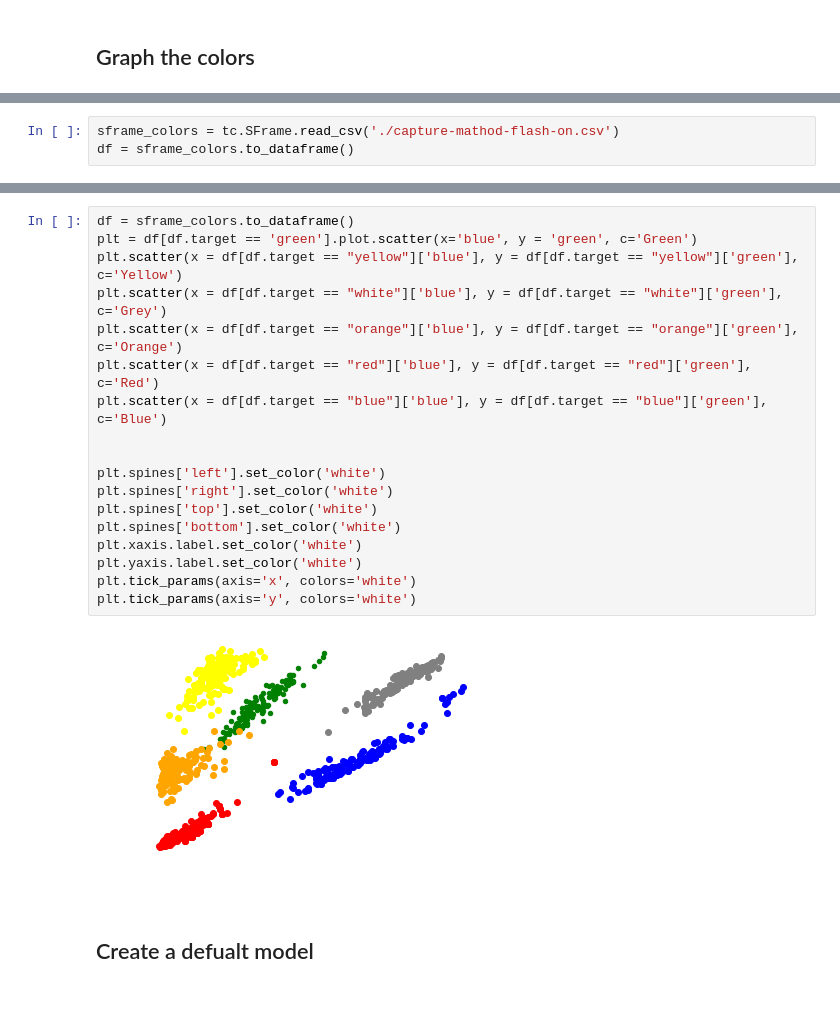
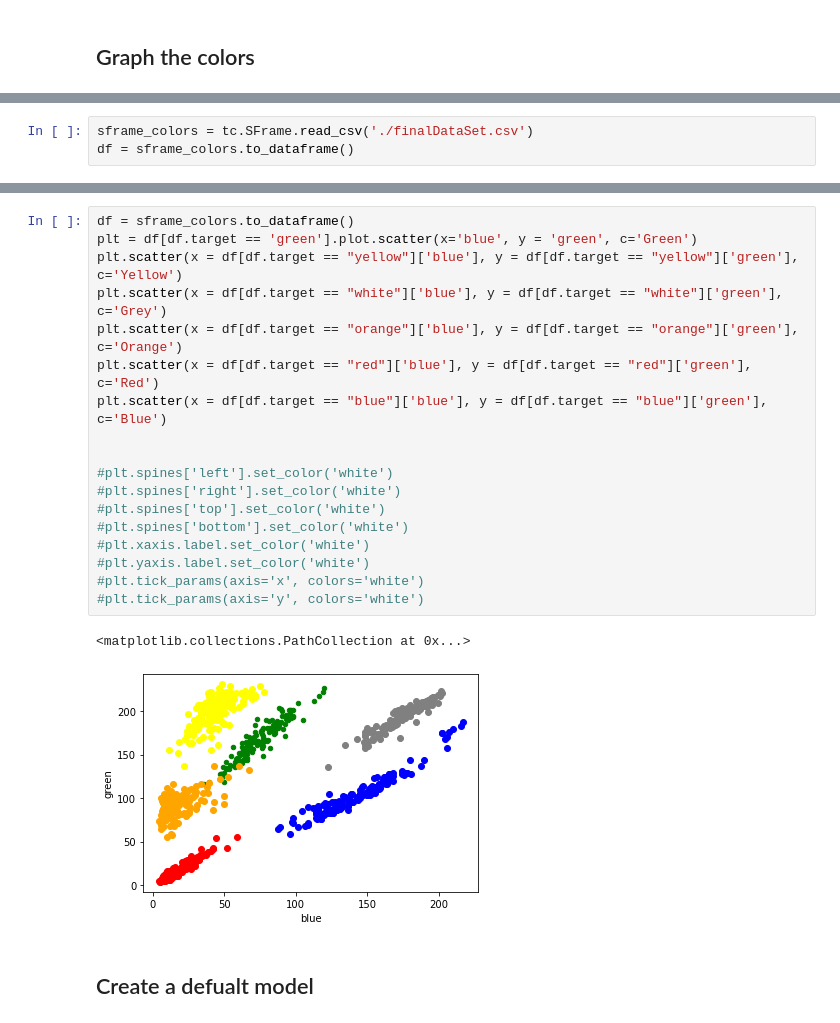
Before and after one commit to nlarsensmu/LearnedRubiks, a Jupyter notebook: Notebooks/Train Model for Colors.ipynb, the cells around one changed output, grey strips where cells are left out. Saved outputs shown, nothing was run; the diff lists cells and outputs as text.

```diff
--- a/Notebooks/Train Model for Colors.ipynb
+++ b/Notebooks/Train Model for Colors.ipynb
@@ -87,6 +87,6 @@ scply.show()
 # %% [output]
 [interactive output not drawn]
 # %%
-sframe_colors = tc.SFrame.read_csv('./capture-mathod-flash-on.csv')
+sframe_colors = tc.SFrame.read_csv('./finalDataSet.csv')
 df = sframe_colors.to_dataframe()
 # %% [output]
@@ -142,23 +144,24 @@ plt.tick_params(axis='y', colors='white')
 # %%
 df = sframe_colors.to_dataframe()
 plt = df[df.target == 'green'].plot.scatter(x='blue', y = 'green', c='Green')
 plt.scatter(x = df[df.target == "yellow"]['blue'], y = df[df.target == "yellow"]['green'], c='Yellow')
 plt.scatter(x = df[df.target == "white"]['blue'], y = df[df.target == "white"]['green'], c='Grey')
 plt.scatter(x = df[df.target == "orange"]['blue'], y = df[df.target == "orange"]['green'], c='Orange')
 plt.scatter(x = df[df.target == "red"]['blue'], y = df[df.target == "red"]['green'], c='Red')
 plt.scatter(x = df[df.target == "blue"]['blue'], y = df[df.target == "blue"]['green'], c='Blue')
 
 
-plt.spines['left'].set_color('white')
-plt.spines['right'].set_color('white')
-plt.spines['top'].set_color('white')
-plt.spines['bottom'].set_color('white')
-plt.xaxis.label.set_color('white')
-plt.yaxis.label.set_color('white')
-plt.tick_params(axis='x', colors='white')
-plt.tick_params(axis='y', colors='white')
+#plt.spines['left'].set_color('white')
+#plt.spines['right'].set_color('white')
+#plt.spines['top'].set_color('white')
+#plt.spines['bottom'].set_color('white')
+#plt.xaxis.label.set_color('white')
+#plt.yaxis.label.set_color('white')
+#plt.tick_params(axis='x', colors='white')
+#plt.tick_params(axis='y', colors='white')
 # %% [output]
+<matplotlib.collections.PathCollection at 0x...>
-[figure, old version]
+[figure, new version]
 # %% [markdown]
 ## Create a defualt model
 # %%
```
Also changed, not shown: parts of 9 cells of this notebook, 19 other files.
